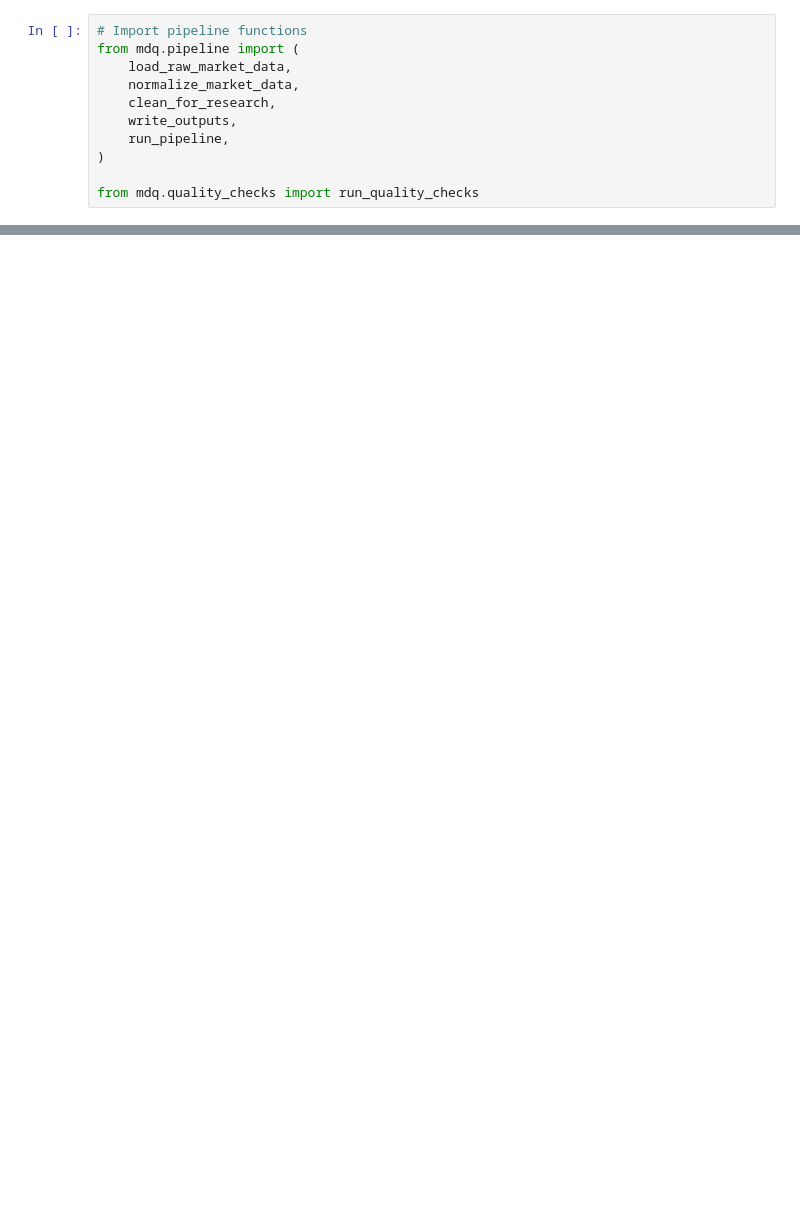
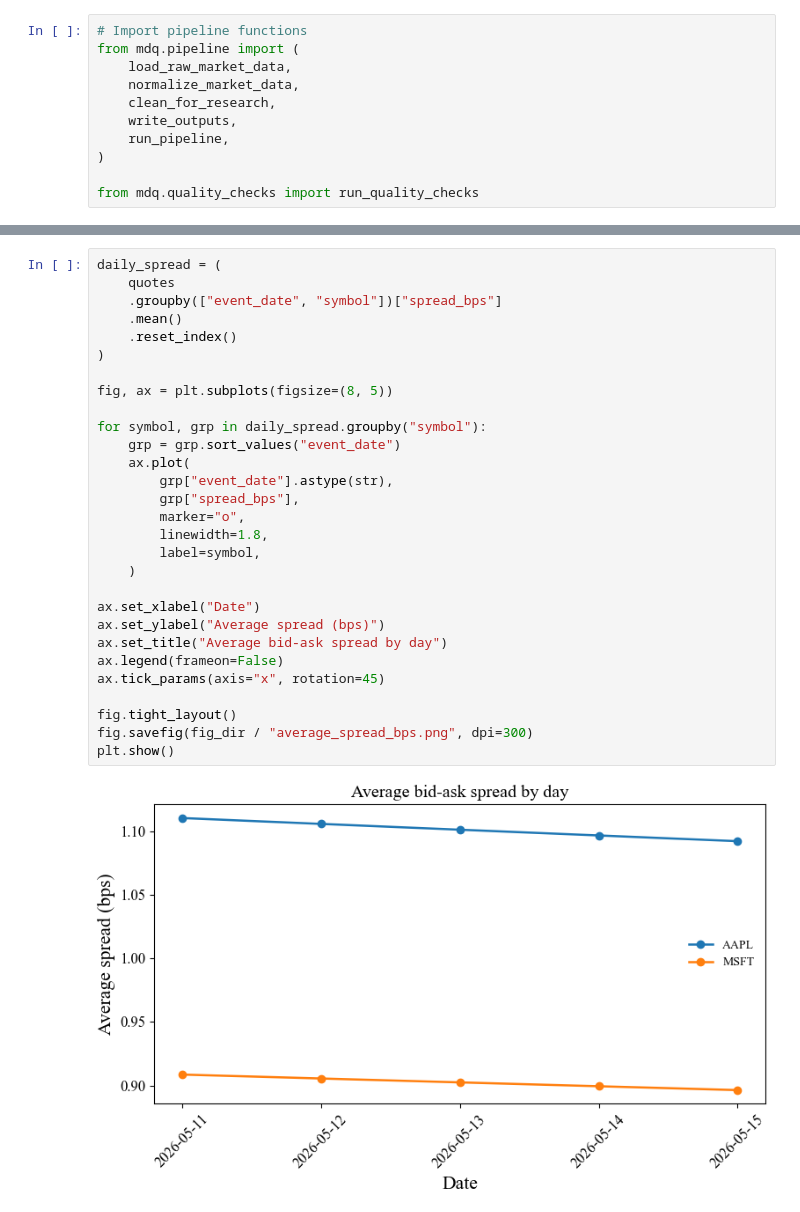
Before and after one commit to alexandrosmak/Quant-Data-Engineering, a Jupyter notebook: notebooks/market_data_quality_demo.ipynb, the cells around one changed output, grey strips where cells are left out. Drawn from its saved outputs; the diff is of its cells as text; blank space fills up the shorter version.

```diff
--- a/notebooks/market_data_quality_demo.ipynb
+++ b/notebooks/market_data_quality_demo.ipynb
@@ -75,0 +314,31 @@ print(report_path.read_text())
+# %%
+daily_spread = (
+    quotes
+    .groupby(["event_date", "symbol"])["spread_bps"]
+    .mean()
+    .reset_index()
+)
+
+fig, ax = plt.subplots(figsize=(8, 5))
+
+for symbol, grp in daily_spread.groupby("symbol"):
+    grp = grp.sort_values("event_date")
+    ax.plot(
+        grp["event_date"].astype(str),
+        grp["spread_bps"],
+        marker="o",
+        linewidth=1.8,
+        label=symbol,
+    )
+
+ax.set_xlabel("Date")
+ax.set_ylabel("Average spread (bps)")
+ax.set_title("Average bid-ask spread by day")
+ax.legend(frameon=False)
+ax.tick_params(axis="x", rotation=45)
+
+fig.tight_layout()
+fig.savefig(fig_dir / "average_spread_bps.png", dpi=300)
+plt.show()
+# %% [output]
+[figure, added]
```
Also changed, not shown: parts of 19 cells of this notebook, 5 other files.
